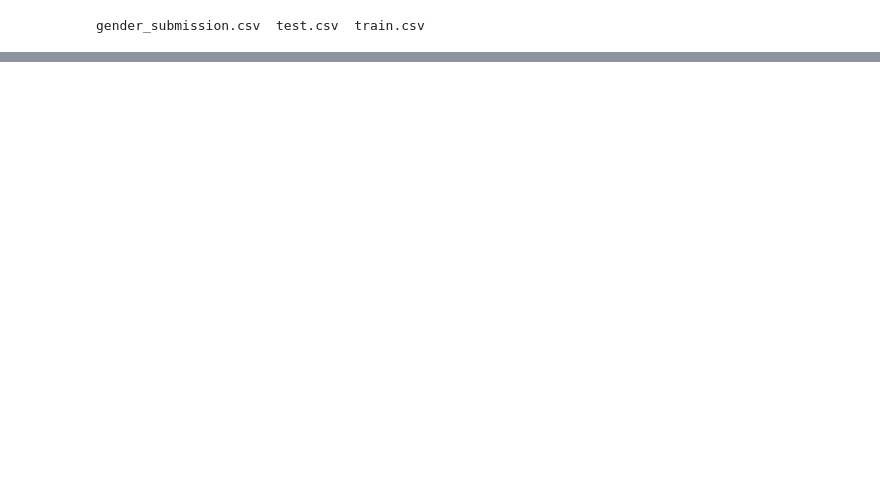
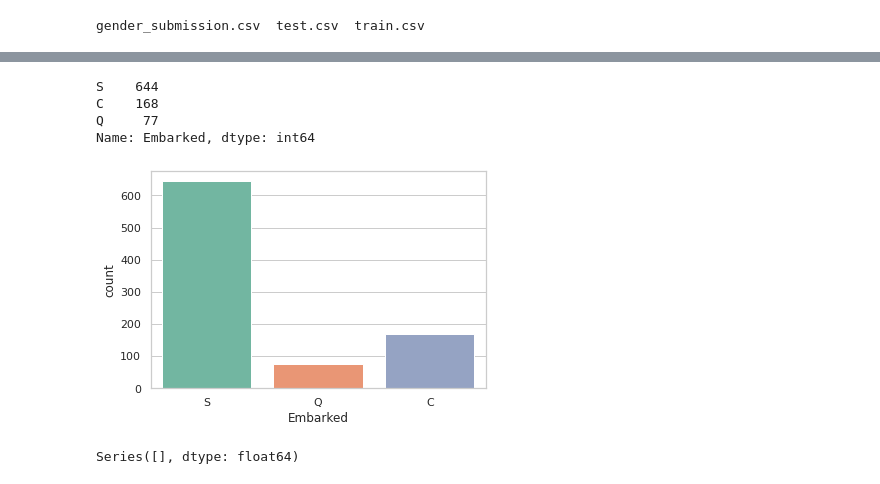
Before and after one commit to dwtkse33/ml_GoogleColab, a Jupyter notebook: Titanic_drive&colab_연동.ipynb, the cells around one changed output, grey strips where cells are left out. Saved outputs shown, nothing was run; the diff lists cells and outputs as text; code cells hidden in the pictures; blank space fills up the shorter version.

```diff
--- a/Titanic_drive&colab_연동.ipynb
+++ b/Titanic_drive&colab_연동.ipynb
@@ -76,0 +152,10 @@ train.to_gbq(destination_table="titanicpractice.train", project_id = "ml-titanic
+# %%
+print(df_train['Embarked'].value_counts())
+sns.countplot(x='Embarked', data=df_train, palette='Set2')
+plt.show()
+# %% [output]
+S    644
+C    168
+Q     77
+Name: Embarked, dtype: int64
+[figure, added]
@@ -76,0 +167,4 @@ train.to_gbq(destination_table="titanicpractice.train", project_id = "ml-titanic
+# %%
+check_fill_na(train_data)
+# %% [output]
+Series([], dtype: float64)
```
Also changed, not shown: parts of 22 cells of this notebook.
